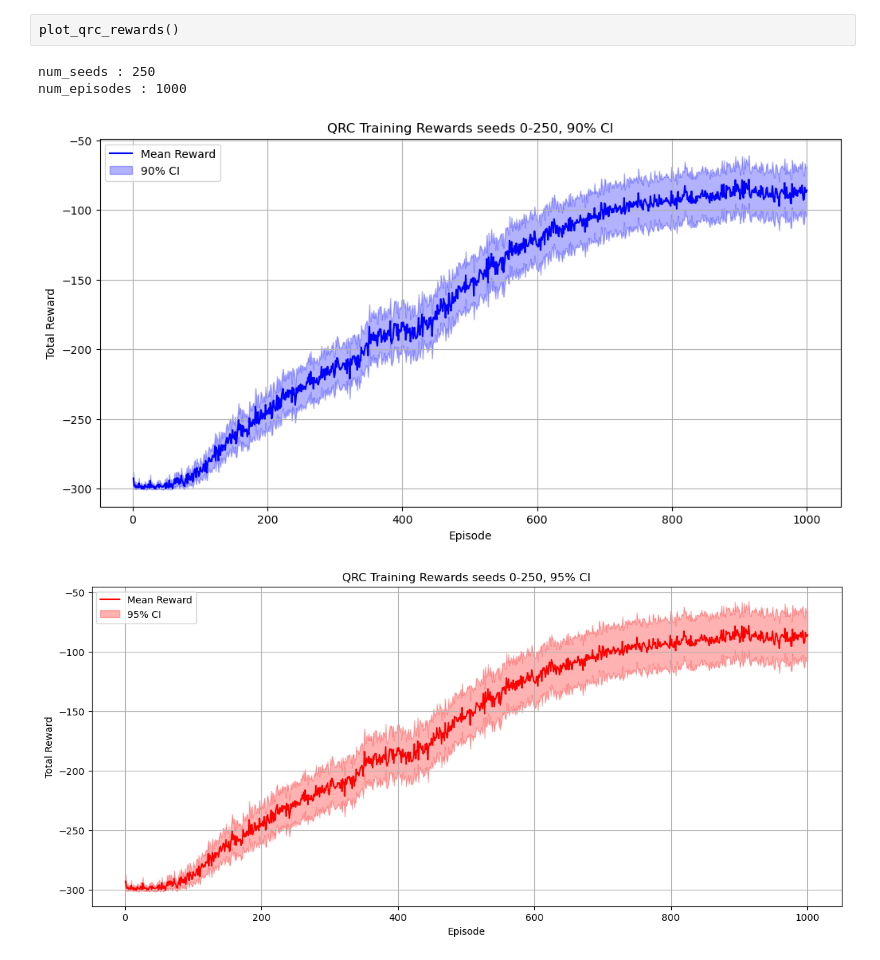
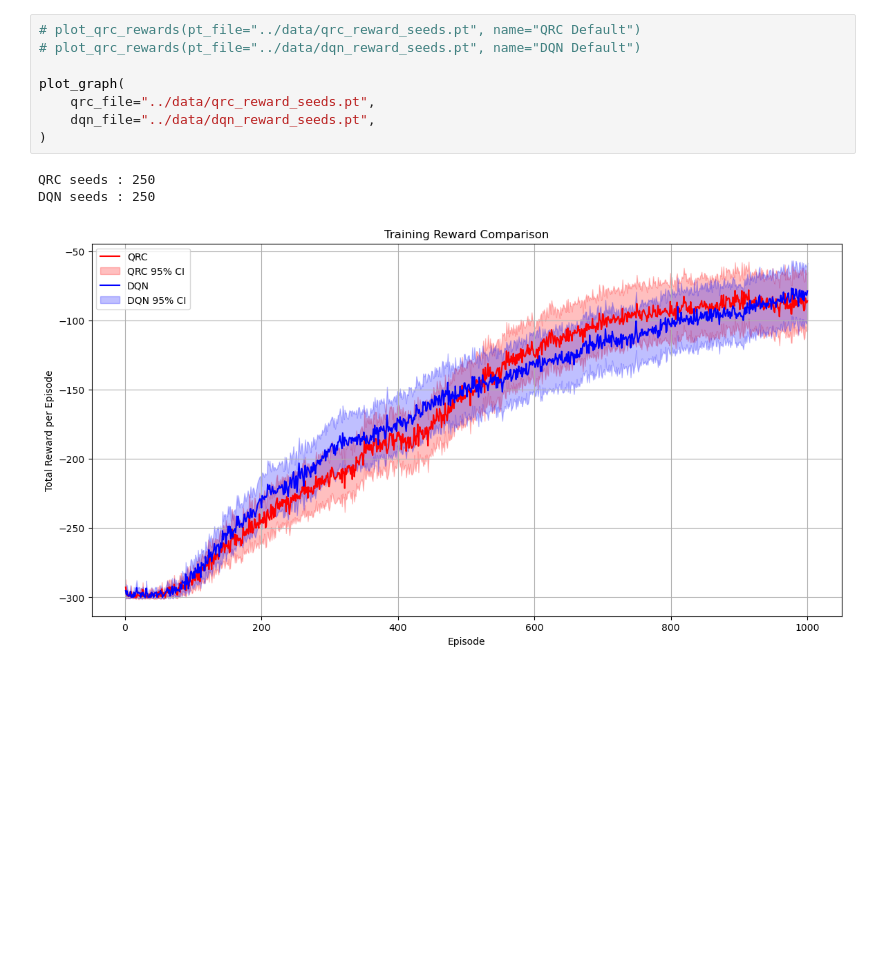
Before and after one commit to LukasOttenhof/CMPUT655-Project, a Jupyter notebook: Analysis/QRC_analysis.ipynb, the cells around one changed output. Cells and saved outputs as stored; diff of their text form; blank space fills up the shorter version.

```diff
--- a/Analysis/QRC_analysis.ipynb
+++ b/Analysis/QRC_analysis.ipynb
@@ -53,8 +99,13 @@ def plot_qrc_rewards(pt_file="../data/qrc_reward_seeds.pt", name="QRC"):
 # %%
-plot_qrc_rewards()
+# plot_qrc_rewards(pt_file="../data/qrc_reward_seeds.pt", name="QRC Default")
+# plot_qrc_rewards(pt_file="../data/dqn_reward_seeds.pt", name="DQN Default")
+
+plot_graph(
+    qrc_file="../data/qrc_reward_seeds.pt",
+    dqn_file="../data/dqn_reward_seeds.pt",
+)
 # %% [output]
-num_seeds : 250
-num_episodes : 1000
+QRC seeds : 250
+DQN seeds : 250
-[figure, old version]
+[figure, new version]
-[figure, removed]
 # %%
```
Also changed, not shown: parts of 6 cells of this notebook, 7 other files.
